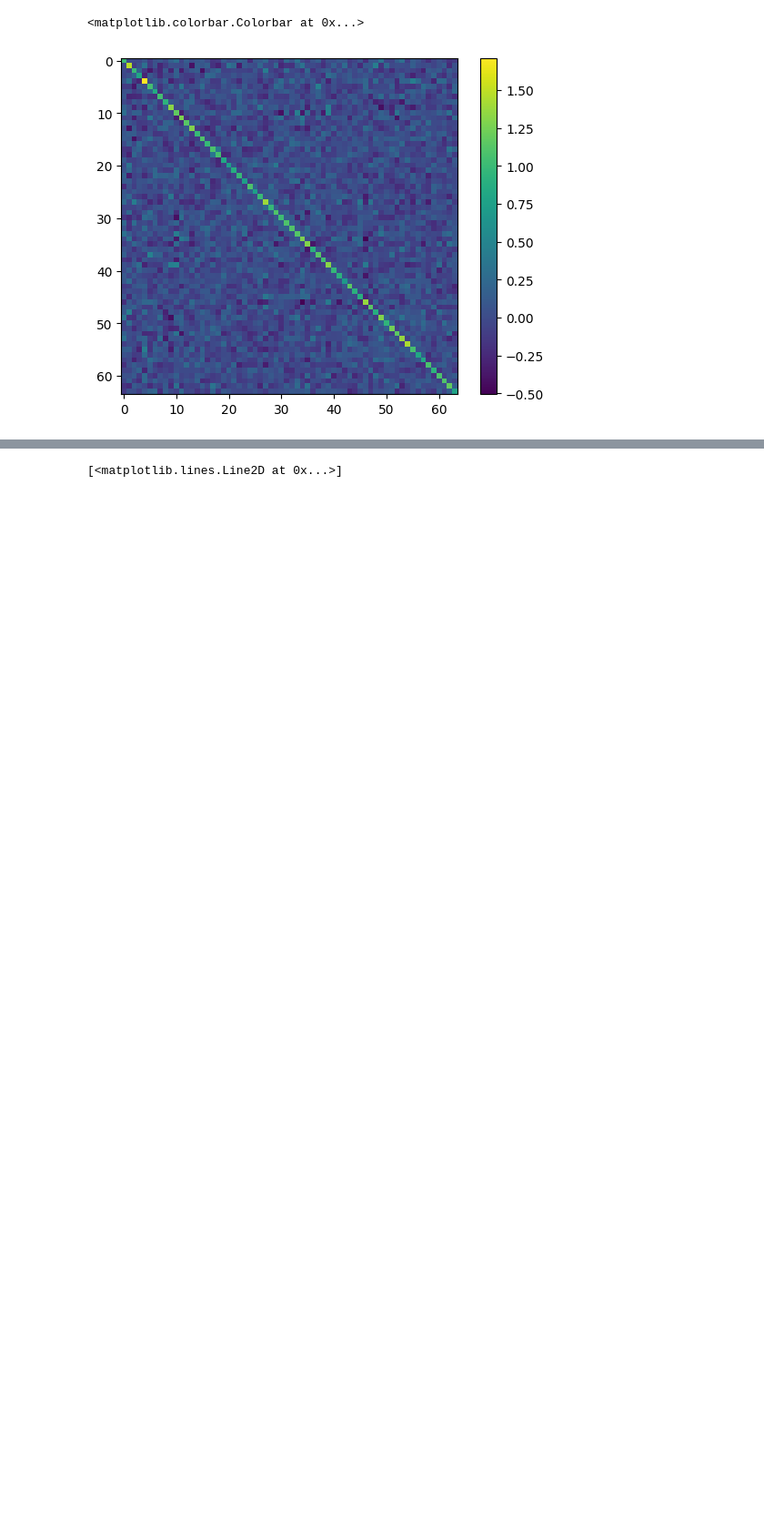
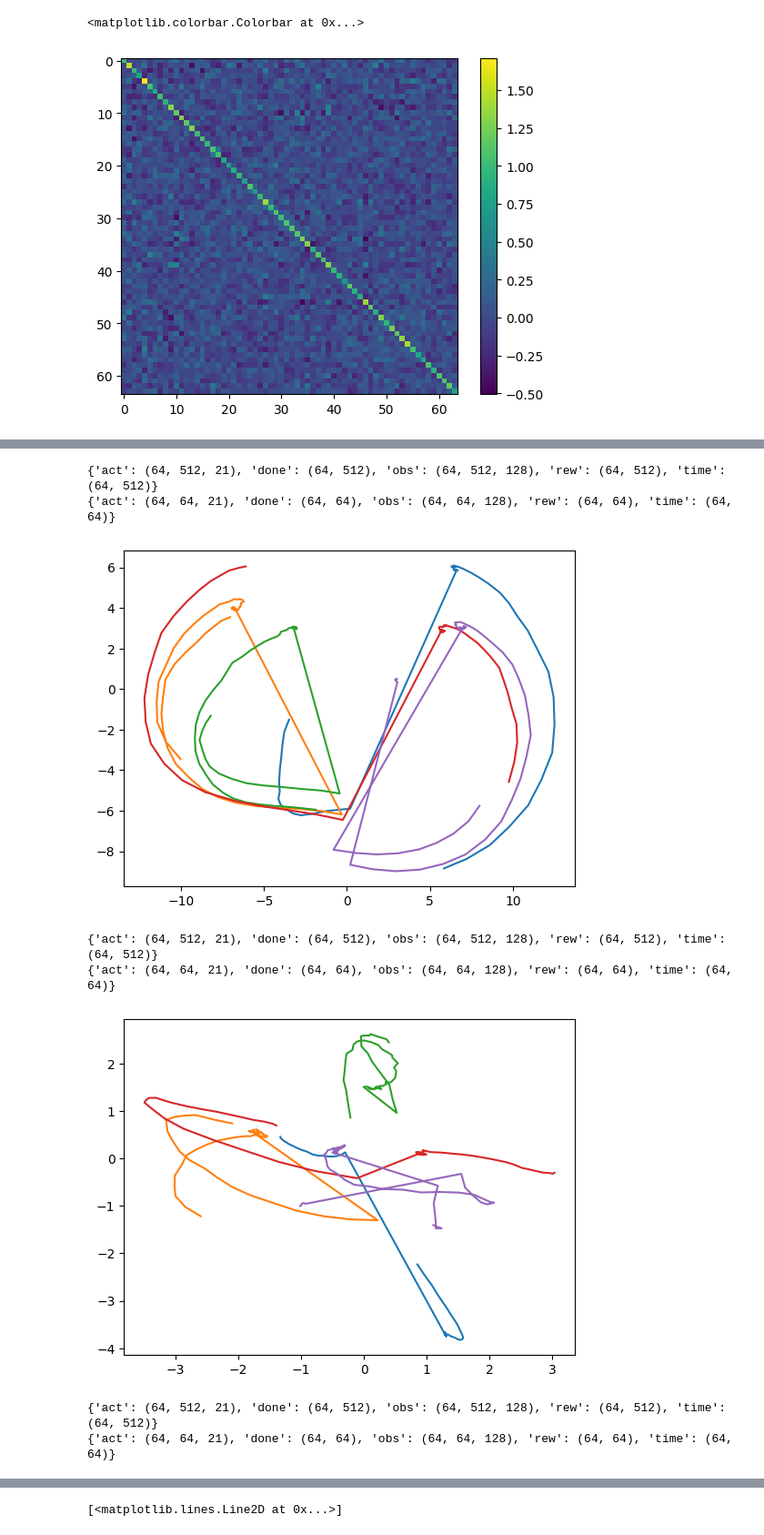
Before and after one commit to akarshkumar0101/synthetic-mdps, a Jupyter notebook: src/viz_data.ipynb, the cells around one changed output, grey strips where cells are left out. Shown at 91% size. Drawn from its saved outputs; the diff is of its cells as text; code cells hidden in the pictures; blank space fills up the shorter version.

```diff
--- a/src/viz_data.ipynb
+++ b/src/viz_data.ipynb
@@ -194,0 +226,37 @@ batch = augment_batch(rng, batch, 1000000)
+# %%
+rng = jax.random.PRNGKey(0)
+rng, _rng = jax.random.split(rng)
+batch = sample_batch_from_dataset(rng, dataset_train, 64, 512, 512)
+rng, _rng = jax.random.split(rng)
+# %%
+from sklearn.decomposition import PCA
+def viz_batch(batch):
+    print(jax.tree_map(lambda x: x.shape, batch))
+    batch = jax.tree_map(lambda x: x[:, :64], batch)
+    print(jax.tree_map(lambda x: x.shape, batch))
+    B, T, _ = batch['obs'].shape
+    obs, act = batch['obs'], batch['act']
+    obs_flat, act_flat = rearrange(obs, 'B T D -> (B T) D'), rearrange(act, 'B T D -> (B T) D')
+
+    pca_obs, pca_act = PCA(n_components=2).fit(obs_flat), PCA(n_components=2).fit(act_flat)
+    obs_2d_flat, act_2d_flat = pca_obs.transform(obs_flat), pca_act.transform(act_flat)
+    obs_2d, act_2d = rearrange(obs_2d_flat, '(B T) D -> B T D', B=B, T=T), rearrange(act_2d_flat, '(B T) D -> B T D', B=B, T=T)
+
+    for i in range(5):
+        plt.plot(obs_2d[i, :, 0], obs_2d[i, :, 1])
+        # plt.plot(act_2d[i, :, 0], act_2d[i, :, 1])
+
+    plt.show()
+# %%
+viz_batch(batch)
+viz_batch(augment_batch(rng, batch, 1000000, mat_type='orthogonal'))
+viz_batch(augment_batch(rng, batch, 1000000, mat_type='gaussian'))
+# %% [output]
+{'act': (64, 512, 21), 'done': (64, 512), 'obs': (64, 512, 128), 'rew': (64, 512), 'time': (64, 512)}
+{'act': (64, 64, 21), 'done': (64, 64), 'obs': (64, 64, 128), 'rew': (64, 64), 'time': (64, 64)}
+[figure, added]
+{'act': (64, 512, 21), 'done': (64, 512), 'obs': (64, 512, 128), 'rew': (64, 512), 'time': (64, 512)}
+{'act': (64, 64, 21), 'done': (64, 64), 'obs': (64, 64, 128), 'rew': (64, 64), 'time': (64, 64)}
+[figure, added]
+{'act': (64, 512, 21), 'done': (64, 512), 'obs': (64, 512, 128), 'rew': (64, 512), 'time': (64, 512)}
+{'act': (64, 64, 21), 'done': (64, 64), 'obs': (64, 64, 128), 'rew': (64, 64), 'time': (64, 64)}
```
Also changed, not shown: parts of 28 cells of this notebook, 16 other files.
